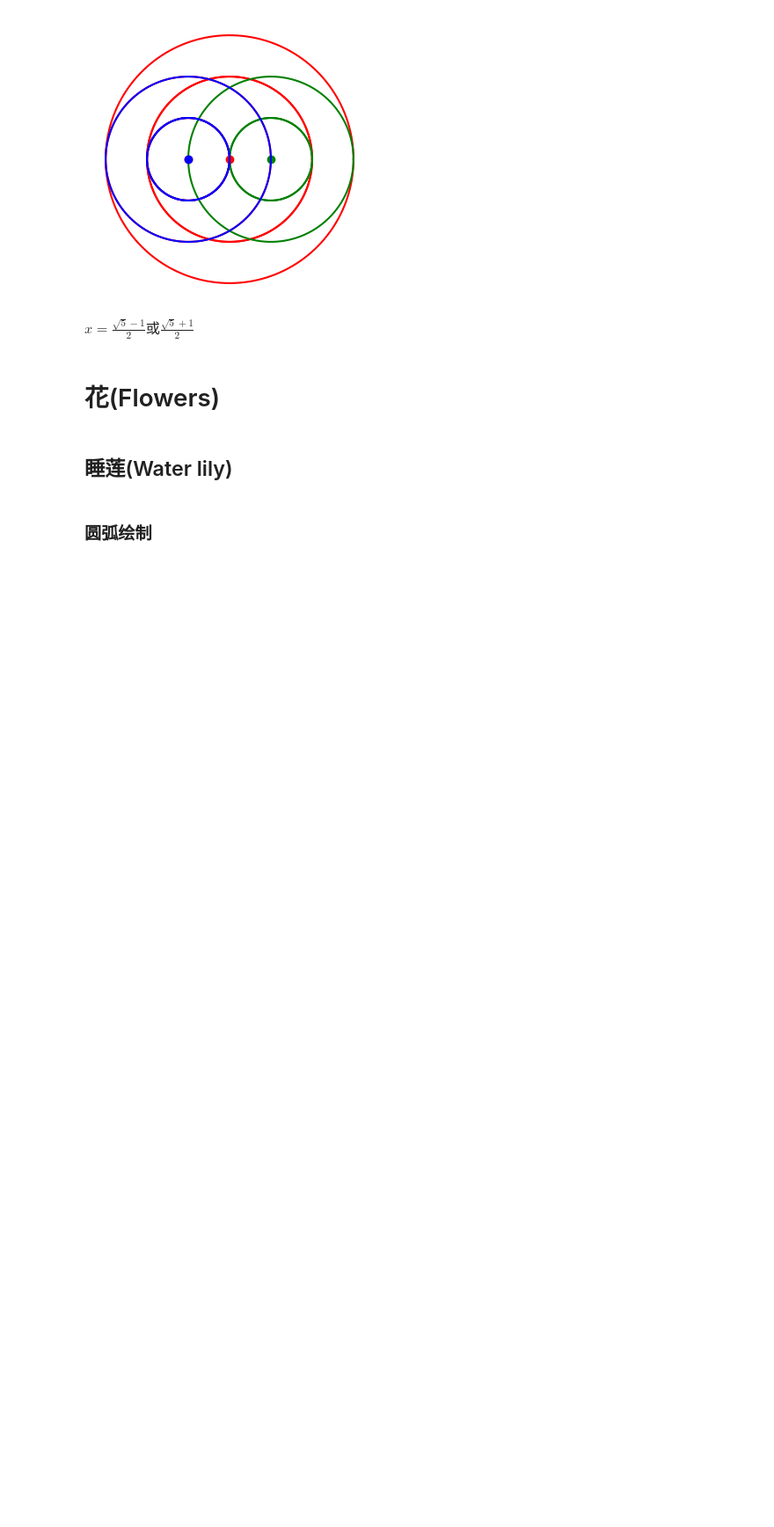
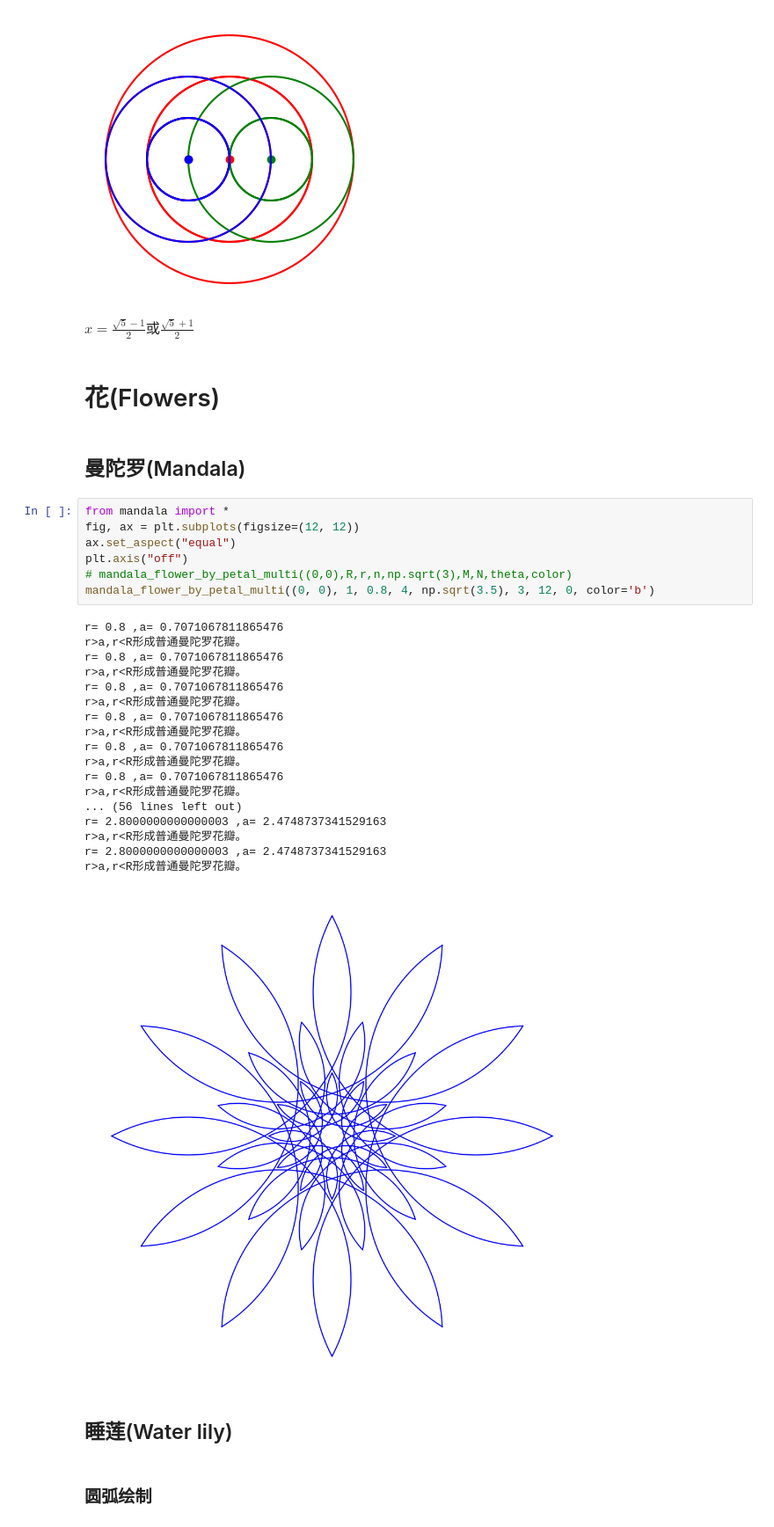
Before and after one commit to lbylzkx/Circle-Point-Manuscript, a Jupyter notebook: publication.ipynb, the cells around one changed output. Shown at 88% size. Saved outputs shown, nothing was run; the diff lists cells and outputs as text; blank space fills up the shorter version.

```diff
--- a/publication.ipynb
+++ b/publication.ipynb
@@ -281,6 +281,34 @@ plt.show()
 $x=\frac{\sqrt5-1}{2}或\frac{\sqrt5+1}{2}$
 # %% [markdown]
 # 花(Flowers)
+# %% [markdown]
+## 曼陀罗(Mandala)
+# %%
+from mandala import *
+fig, ax = plt.subplots(figsize=(12, 12))
+ax.set_aspect("equal")
+plt.axis("off")
+# mandala_flower_by_petal_multi((0,0),R,r,n,np.sqrt(3),M,N,theta,color)
+mandala_flower_by_petal_multi((0, 0), 1, 0.8, 4, np.sqrt(3.5), 3, 12, 0, color='b')
+# %% [output]
+r= 0.8 ,a= 0.7071067811865476
+r>a,r<R形成普通曼陀罗花瓣。
+r= 0.8 ,a= 0.7071067811865476
+r>a,r<R形成普通曼陀罗花瓣。
+r= 0.8 ,a= 0.7071067811865476
+r>a,r<R形成普通曼陀罗花瓣。
+r= 0.8 ,a= 0.7071067811865476
+r>a,r<R形成普通曼陀罗花瓣。
+r= 0.8 ,a= 0.7071067811865476
+r>a,r<R形成普通曼陀罗花瓣。
+r= 0.8 ,a= 0.7071067811865476
+r>a,r<R形成普通曼陀罗花瓣。
+... (56 lines left out)
+r= 2.8000000000000003 ,a= 2.4748737341529163
+r>a,r<R形成普通曼陀罗花瓣。
+r= 2.8000000000000003 ,a= 2.4748737341529163
+r>a,r<R形成普通曼陀罗花瓣。
+[figure, added]
 # %% [markdown]
 ## 睡莲(Water lily)
 # %% [markdown]
```
Also changed, not shown: parts of 1 cell of this notebook, 3 other files.
